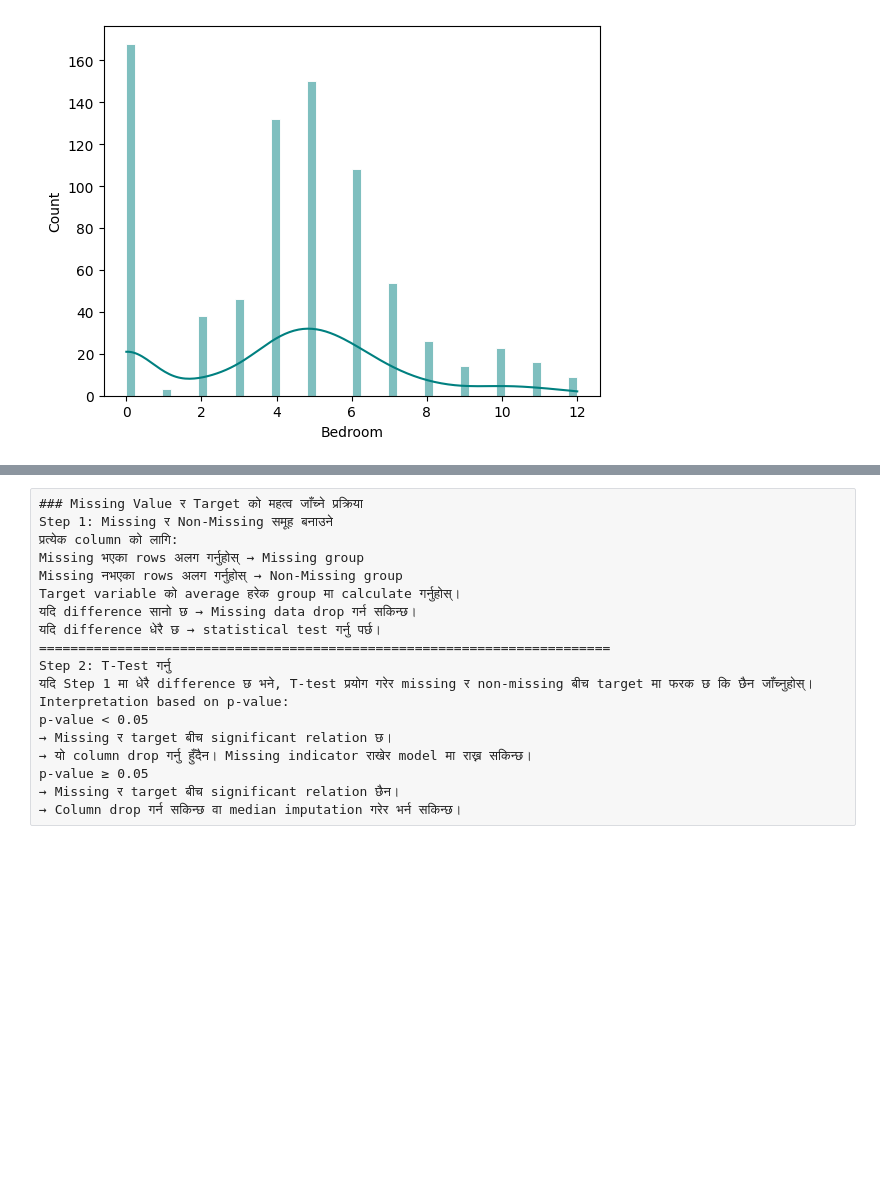
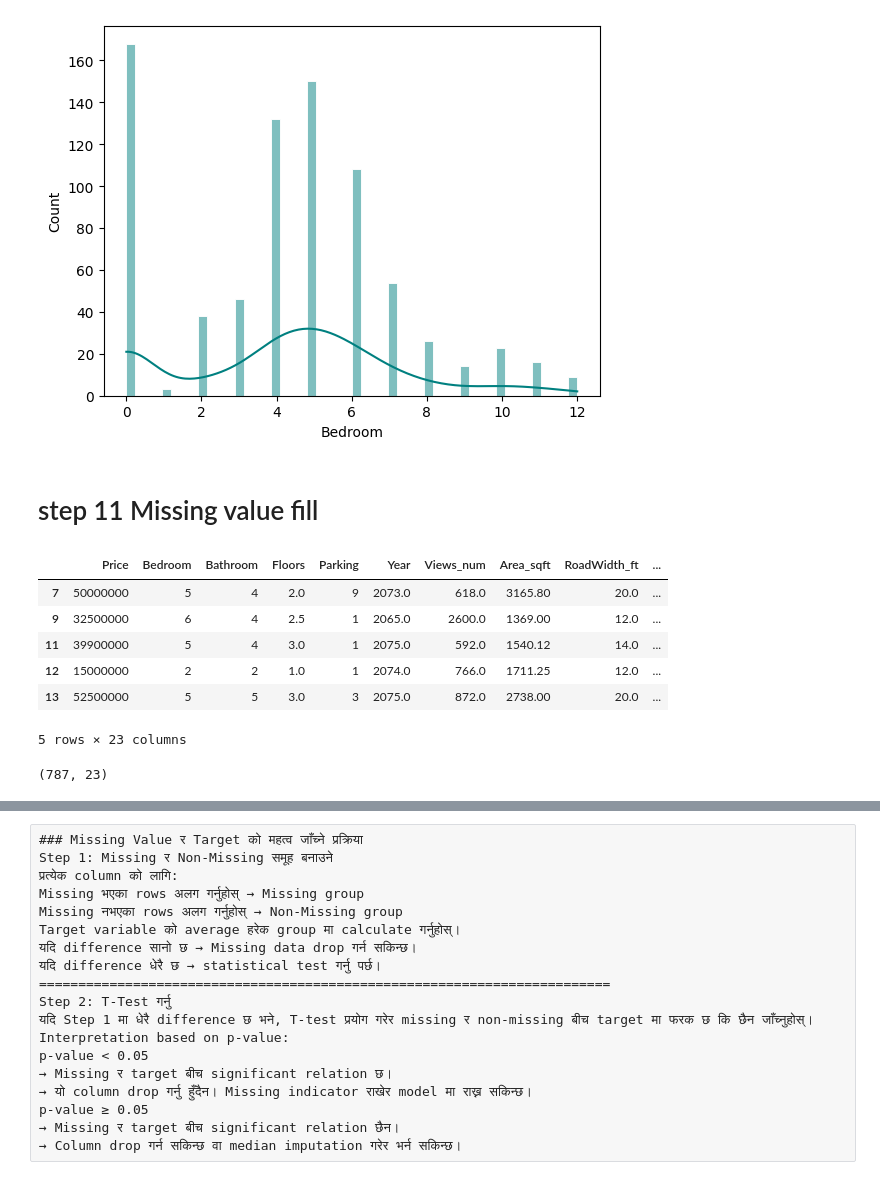
Before and after one commit to prakasshrestha/ML-Project, a Jupyter notebook: LinearRegression_project/1. House Price Prediction/NepalHousingPredict.ipynb, the cells around one changed output, grey strips where cells are left out. Cells and saved outputs as stored; diff of their text form; code cells hidden in the pictures; blank space fills up the shorter version.

```diff
--- a/LinearRegression_project/1. House Price Prediction/NepalHousingPredict.ipynb
+++ b/LinearRegression_project/1. House Price Prediction/NepalHousingPredict.ipynb
@@ -845,0 +842,18 @@ sns.histplot(clean_df2['Area_sqft'],bins=50, color='teal', edgecolor='white', kd
+# %% [markdown]
+# step 11 Missing value fill
+# %%
+# get numeric only
+df_num =df.select_dtypes(include=['int', 'float'])
+df_num.head()
+# %% [output]
+|  | Price | Bedroom | Bathroom | Floors | Parking | Year | Views_num | Area_sqft | RoadWidth_ft | ... |
+| 7 | 50000000 | 5 | 4 | 2.0 | 9 | 2073.0 | 618.0 | 3165.80 | 20.0 | ... |
+| 9 | 32500000 | 6 | 4 | 2.5 | 1 | 2065.0 | 2600.0 | 1369.00 | 12.0 | ... |
+| 11 | 39900000 | 5 | 4 | 3.0 | 1 | 2075.0 | 592.0 | 1540.12 | 14.0 | ... |
+| 12 | 15000000 | 2 | 2 | 1.0 | 1 | 2074.0 | 766.0 | 1711.25 | 12.0 | ... |
+| 13 | 52500000 | 5 | 5 | 3.0 | 3 | 2075.0 | 872.0 | 2738.00 | 20.0 | ... |
+5 rows × 23 columns
+# %%
+df_num.shape
+# %% [output]
+(787, 23)
```
Also changed, not shown: parts of 11 cells of this notebook.
